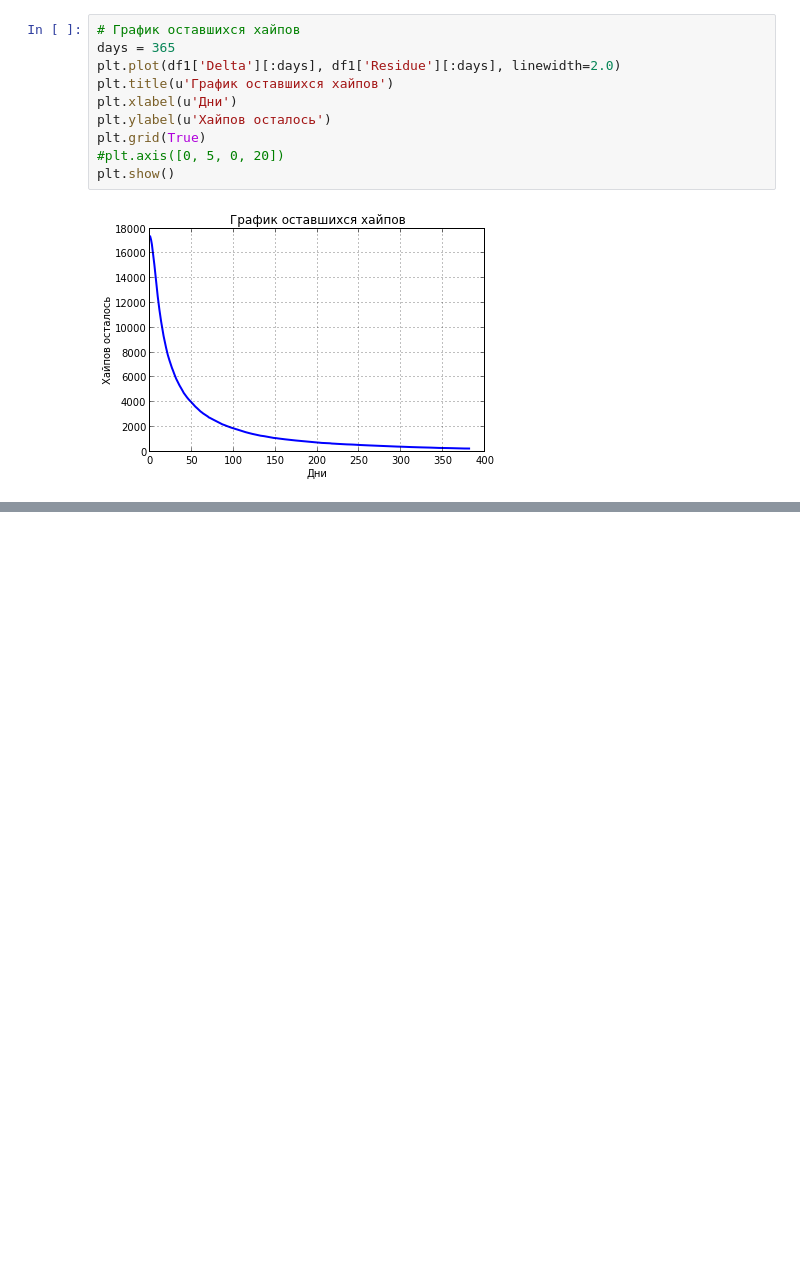
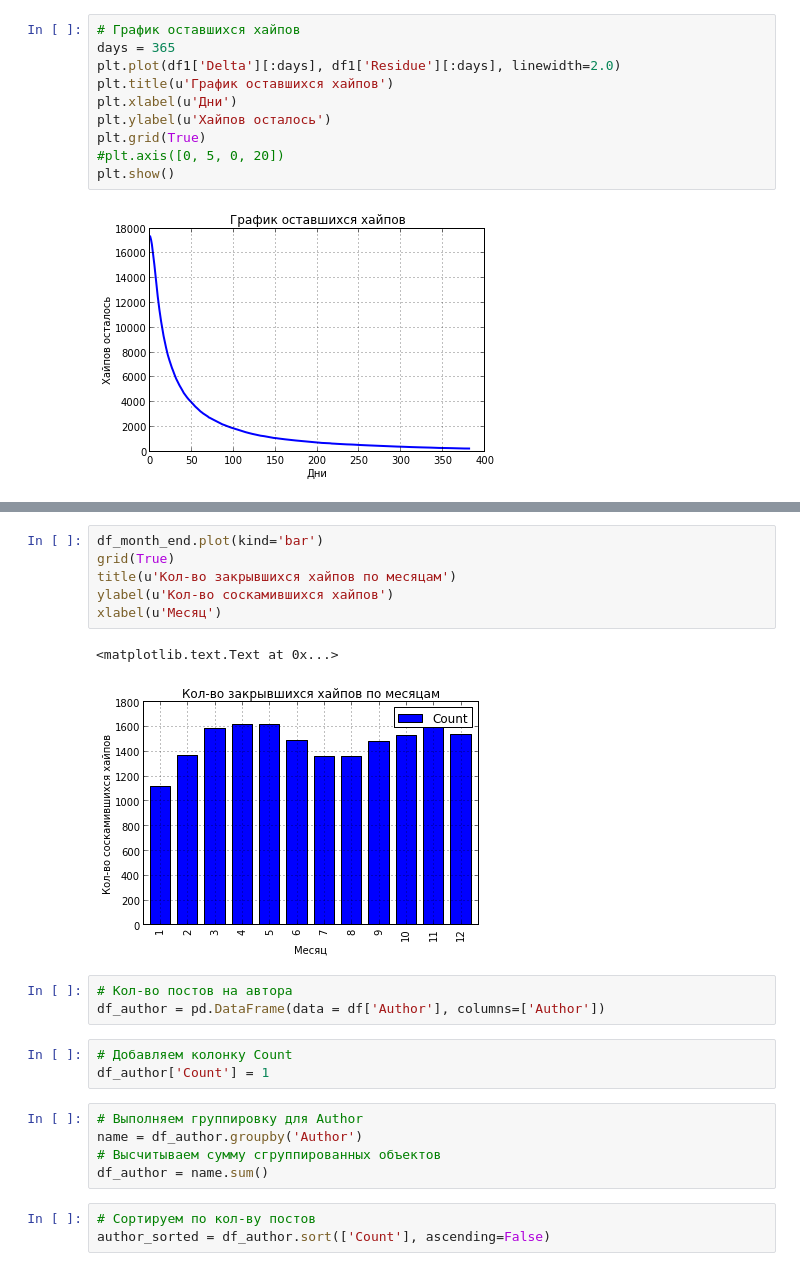
Before and after one commit to sergeqwe/parser_mmgp, a Jupyter notebook: test.ipynb, the cells around one changed output, grey strips where cells are left out. Cells and saved outputs as stored; diff of their text form; blank space fills up the shorter version.

```diff
--- a/test.ipynb
+++ b/test.ipynb
@@ -155,0 +181,23 @@ df[:3]
+# %%
+df_month_end.plot(kind='bar')
+grid(True)
+title(u'Кол-во закрывшихся хайпов по месяцам')
+ylabel(u'Кол-во соскамившихся хайпов')
+xlabel(u'Месяц')
+# %% [output]
+<matplotlib.text.Text at 0x...>
+[figure, added]
+# %%
+# Кол-во постов на автора
+df_author = pd.DataFrame(data = df['Author'], columns=['Author'])
+# %%
+# Добавляем колонку Count
+df_author['Count'] = 1
+# %%
+# Выполняем группировку для Author
+name = df_author.groupby('Author')
+# Высчитываем сумму сгруппированных объектов
+df_author = name.sum()
+# %%
+# Сортируем по кол-ву постов
+author_sorted = df_author.sort(['Count'], ascending=False)
```
Also changed, not shown: parts of 13 cells of this notebook, 1 other file.
